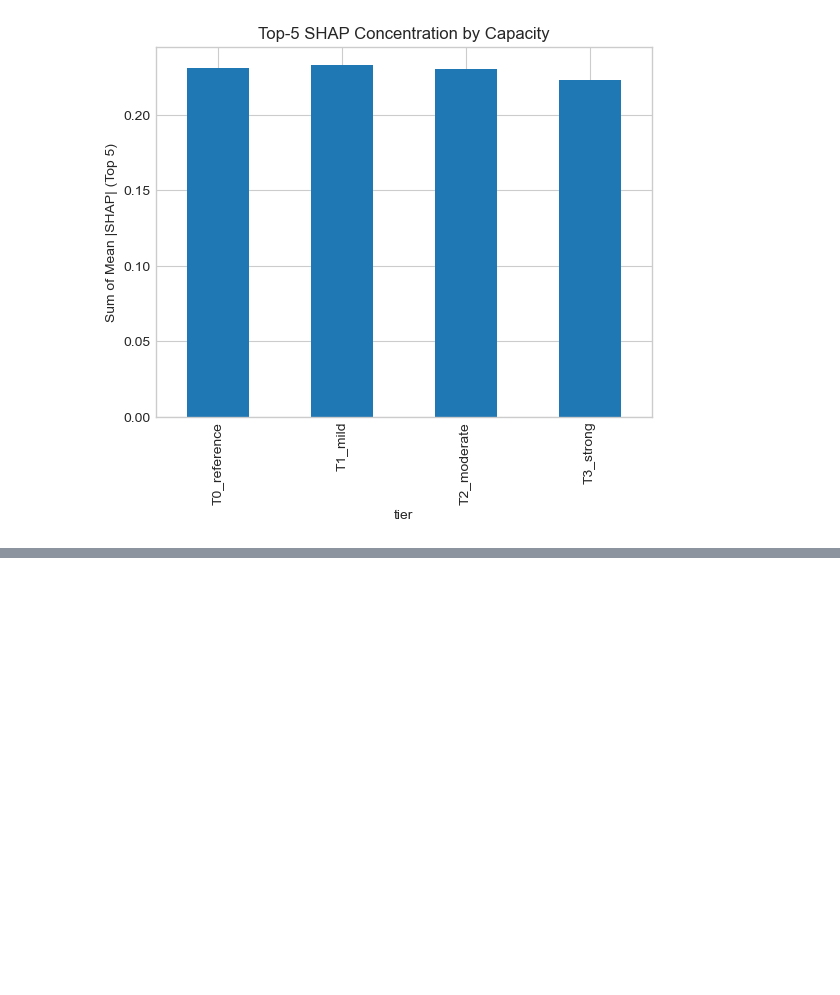
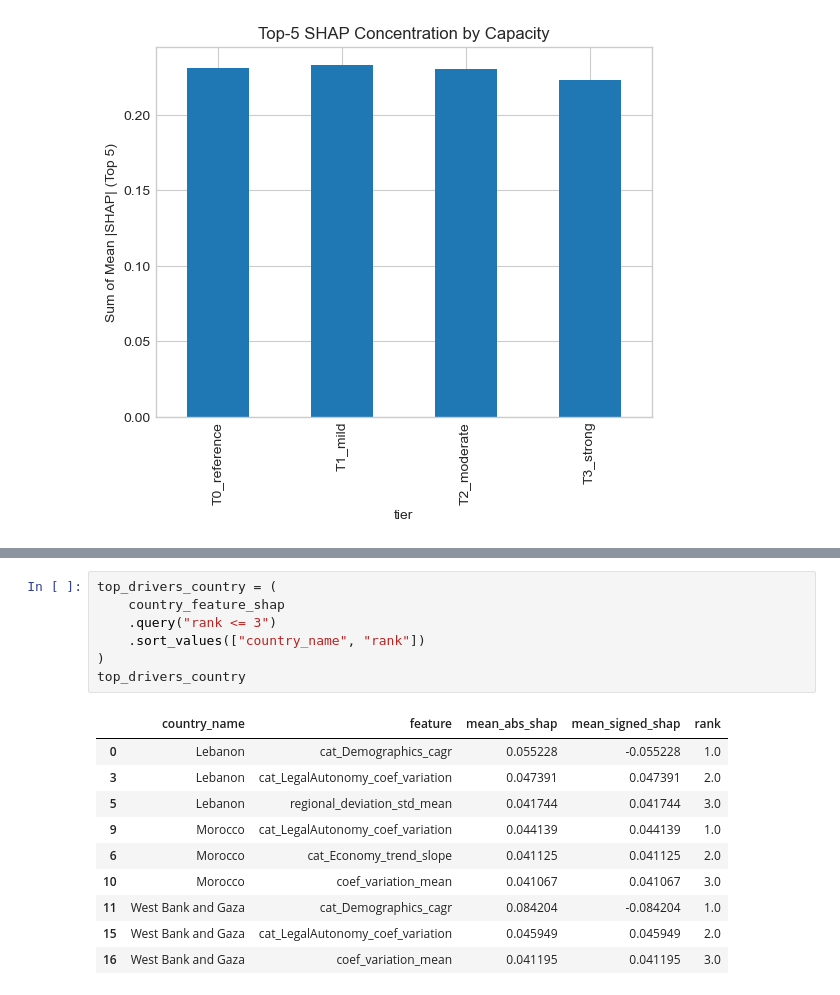
Before and after one commit to daniehben/worldbank-api-pipeline, a Jupyter notebook: notebooks/classification.ipynb, the cells around one changed output, grey strips where cells are left out. Cells and saved outputs as stored; diff of their text form; blank space fills up the shorter version.

```diff
--- a/notebooks/classification.ipynb
+++ b/notebooks/classification.ipynb
@@ -1671,0 +1800,18 @@ plt.show()
+# %%
+top_drivers_country = (
+    country_feature_shap
+    .query("rank <= 3")
+    .sort_values(["country_name", "rank"])
+)
+top_drivers_country
+# %% [output]
+|  | country_name | feature | mean_abs_shap | mean_signed_shap | rank |
+| 0 | Lebanon | cat_Demographics_cagr | 0.055228 | -0.055228 | 1.0 |
+| 3 | Lebanon | cat_LegalAutonomy_coef_variation | 0.047391 | 0.047391 | 2.0 |
+| 5 | Lebanon | regional_deviation_std_mean | 0.041744 | 0.041744 | 3.0 |
+| 9 | Morocco | cat_LegalAutonomy_coef_variation | 0.044139 | 0.044139 | 1.0 |
+| 6 | Morocco | cat_Economy_trend_slope | 0.041125 | 0.041125 | 2.0 |
+| 10 | Morocco | coef_variation_mean | 0.041067 | 0.041067 | 3.0 |
+| 11 | West Bank and Gaza | cat_Demographics_cagr | 0.084204 | -0.084204 | 1.0 |
+| 15 | West Bank and Gaza | cat_LegalAutonomy_coef_variation | 0.045949 | 0.045949 | 2.0 |
+| 16 | West Bank and Gaza | coef_variation_mean | 0.041195 | 0.041195 | 3.0 |
```
Also changed, not shown: parts of 14 cells of this notebook, 14 other files.
